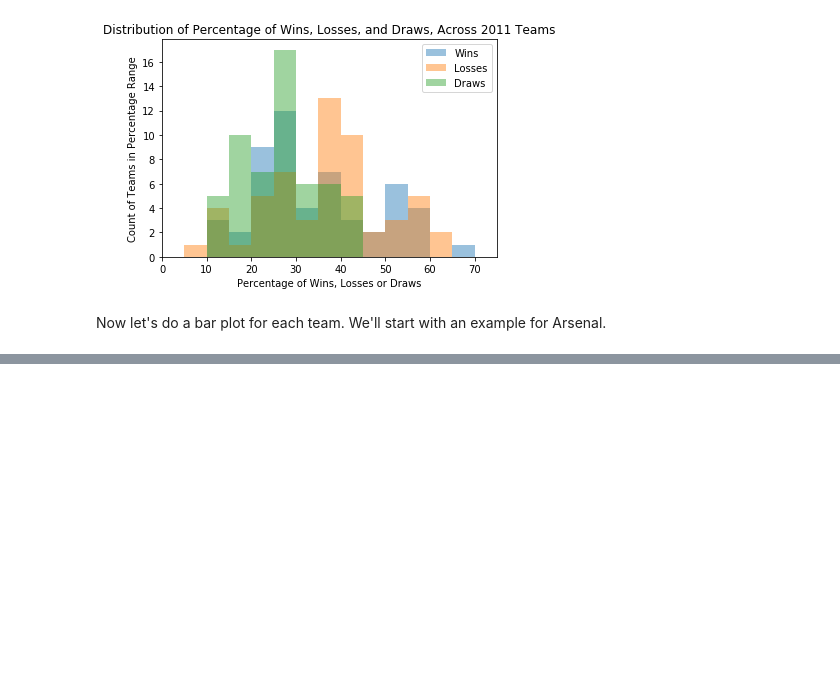
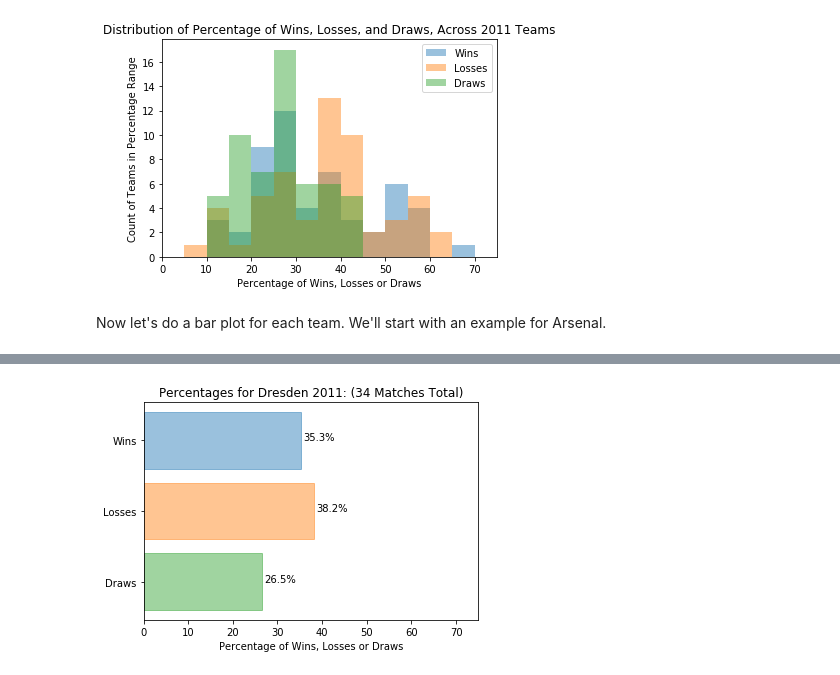
Before and after one commit to seancarverphd/soccer-project-2, a Jupyter notebook: SoccerNotebook.ipynb, the cells around one changed output, grey strips where cells are left out. Cells and saved outputs as stored; diff of their text form; code cells hidden in the pictures; blank space fills up the shorter version.

```diff
--- a/SoccerNotebook.ipynb
+++ b/SoccerNotebook.ipynb
@@ -526,0 +561,4 @@ im = make_team_bar(team=12)  # team=12 is Dresden
+# %%
+im = make_team_bar(team=12,how='percent')
+# %% [output]
+[figure, added]
```
Also changed, not shown: parts of 7 cells of this notebook.
